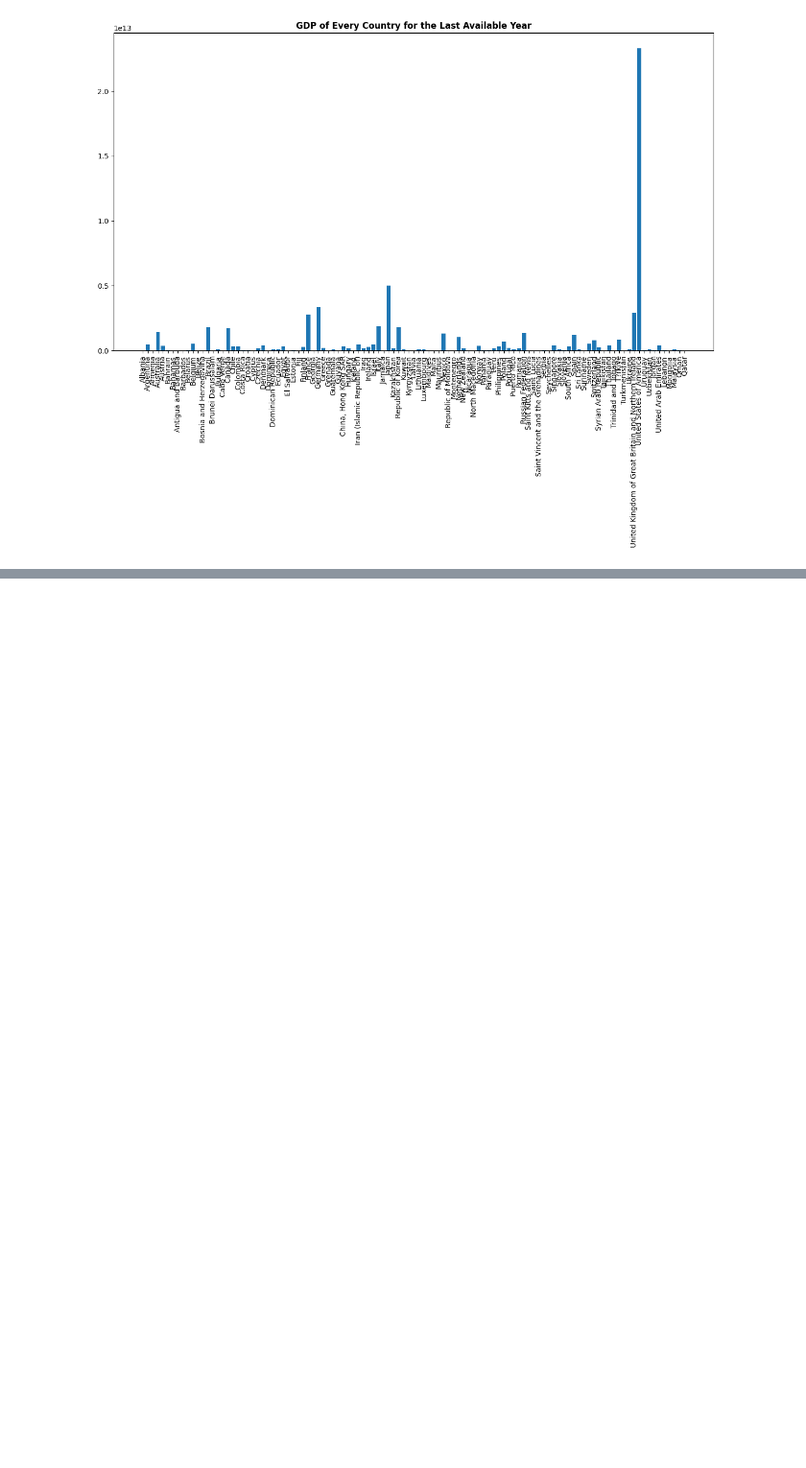
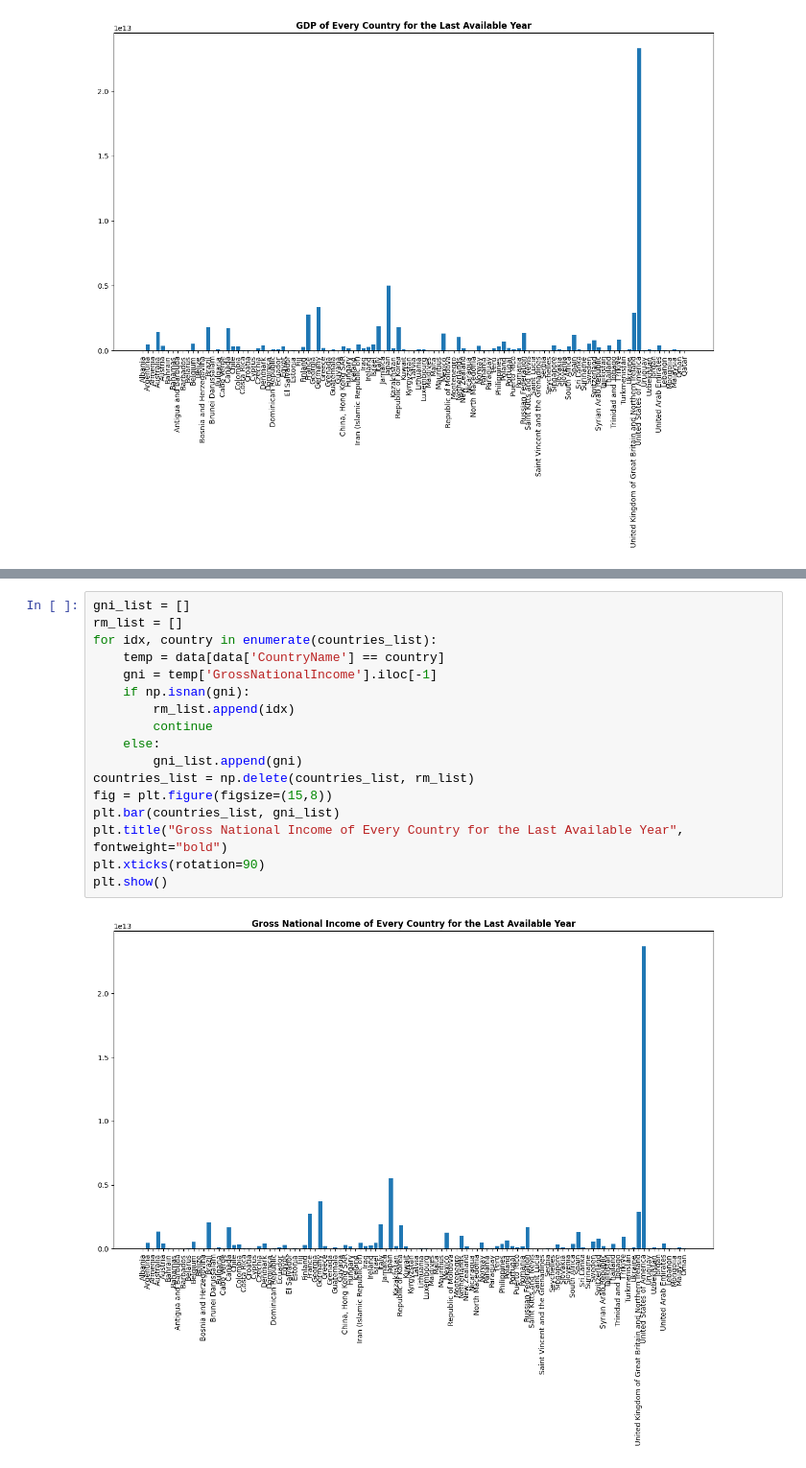
Before and after one commit to rahulkfernandes/Suicide-Rates-and-Socioeconomic-Factors-Analysis, a Jupyter notebook: eda.ipynb, the cells around one changed output, grey strips where cells are left out. Shown at 96% size. Drawn from its saved outputs; the diff is of its cells as text; blank space fills up the shorter version.

```diff
--- a/eda.ipynb
+++ b/eda.ipynb
@@ -468,0 +469,19 @@ plt.show()
+# %%
+gni_list = []
+rm_list = []
+for idx, country in enumerate(countries_list):
+    temp = data[data['CountryName'] == country]
+    gni = temp['GrossNationalIncome'].iloc[-1]
+    if np.isnan(gni):
+        rm_list.append(idx)
+        continue
+    else:
+        gni_list.append(gni)
+countries_list = np.delete(countries_list, rm_list)
+fig = plt.figure(figsize=(15,8))
+plt.bar(countries_list, gni_list)
+plt.title("Gross National Income of Every Country for the Last Available Year", fontweight="bold")
+plt.xticks(rotation=90)
+plt.show()
+# %% [output]
+[figure, added]
```
Also changed, not shown: parts of 6 cells of this notebook.
